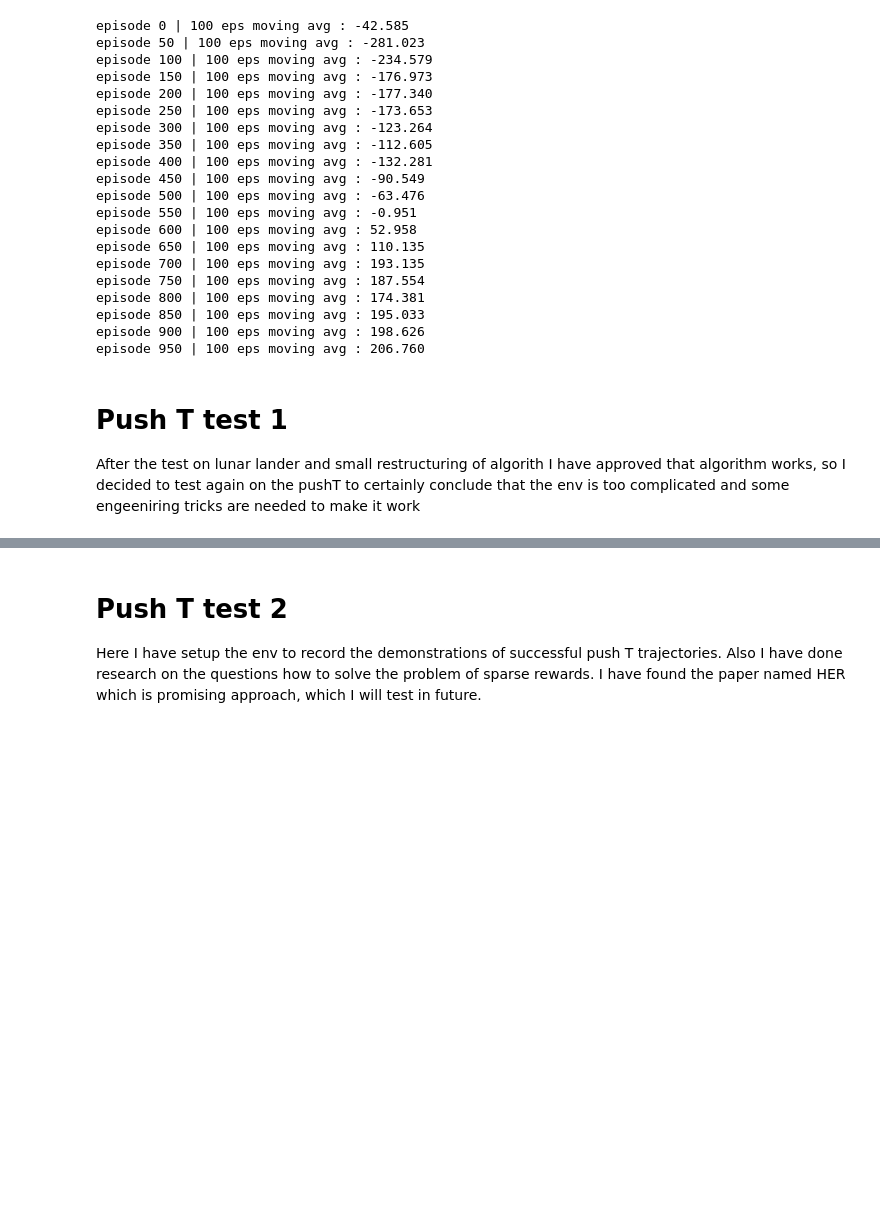
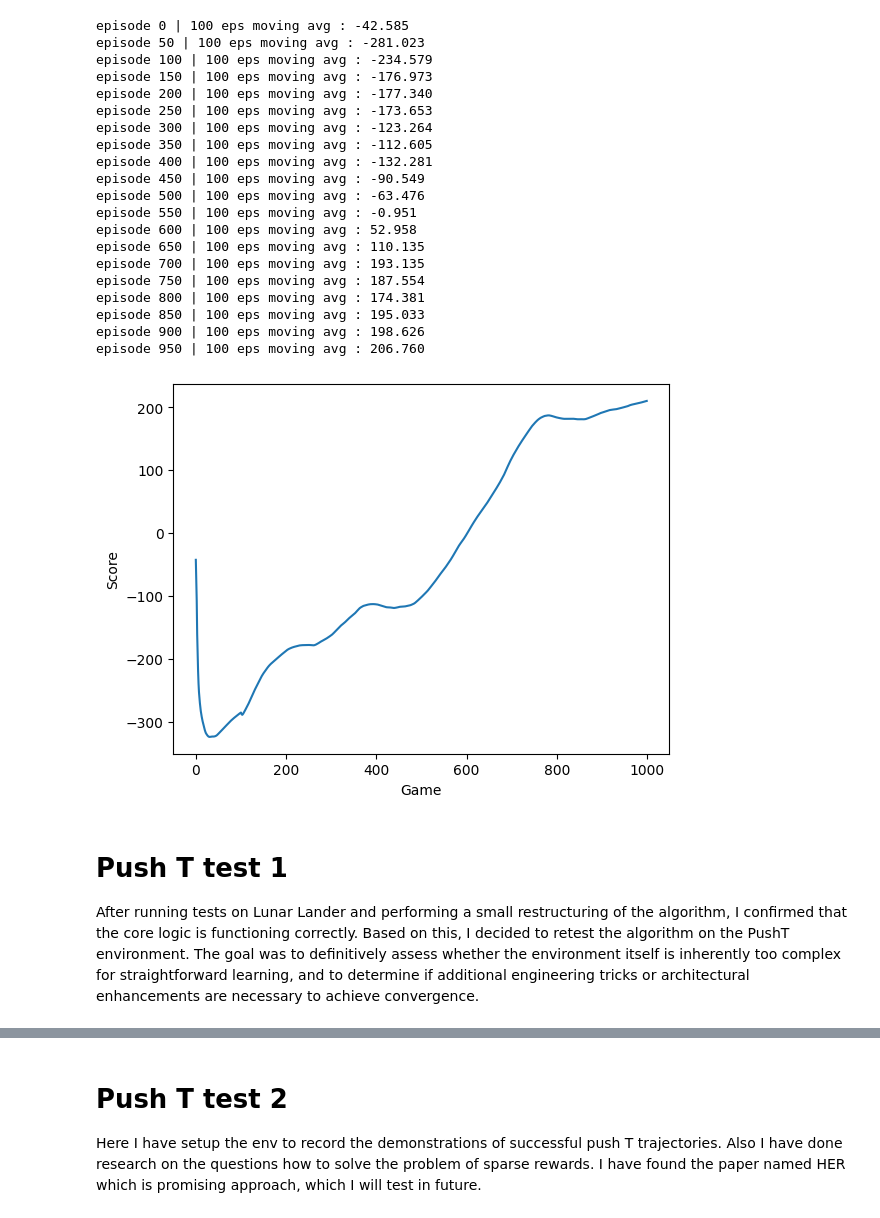
Before and after one commit to 33may/ml_portfolio, a Jupyter notebook: AIA/rl/lander/main.ipynb, the cells around one changed output, grey strips where cells are left out. Saved outputs shown, nothing was run; the diff lists cells and outputs as text; code cells hidden in the pictures; blank space fills up the shorter version.

```diff
--- a/AIA/rl/lander/main.ipynb
+++ b/AIA/rl/lander/main.ipynb
@@ -155,8 +155,8 @@ for i in range(1000):
         #env.render()
     score_history.append(score)
 
-    if i % 50 == 0:
-        print(f'episode {i} | 100 eps moving avg : {np.mean(score_history[-100:]):.3f}')
+    if i % 25 == 0:
+        print(f'episode  {i}, 100 moving avg: {np.mean(score_history[-100:]):.2f}')
 # %% [output]
 episode 0 | 100 eps moving avg : -42.585
 episode 50 | 100 eps moving avg : -281.023
@@ -179,13 +179,15 @@ episode 850 | 100 eps moving avg : 195.033
 episode 900 | 100 eps moving avg : 198.626
 episode 950 | 100 eps moving avg : 206.760
 # %%
-from AIA.rl.lander.plot import plotLearning
+from AIA.rl.lander.plot import plot_learning_curve
 
-plotLearning(score_history, window=100)
+plot_learning_curve(score_history, window=100)
+# %% [output]
+[figure, added]
 # %% [markdown]
 # Push T test 1
 
-After the test on lunar lander and small restructuring of algorith I have approved that algorithm works, so I decided to test again on the pushT to certainly conclude that the env is too complicated and some engeeniring tricks are needed to make it work
+After running tests on Lunar Lander and performing a small restructuring of the algorithm, I confirmed that the core logic is functioning correctly. Based on this, I decided to retest the algorithm on the PushT environment. The goal was to definitively assess whether the environment itself is inherently too complex for straightforward learning, and to determine if additional engineering tricks or architectural enhancements are necessary to achieve convergence.
 # %%
 from AIA.rl.lander.models import Agent
 import numpy as np
```
Also changed, not shown: parts of 9 cells of this notebook, 2 other files.
